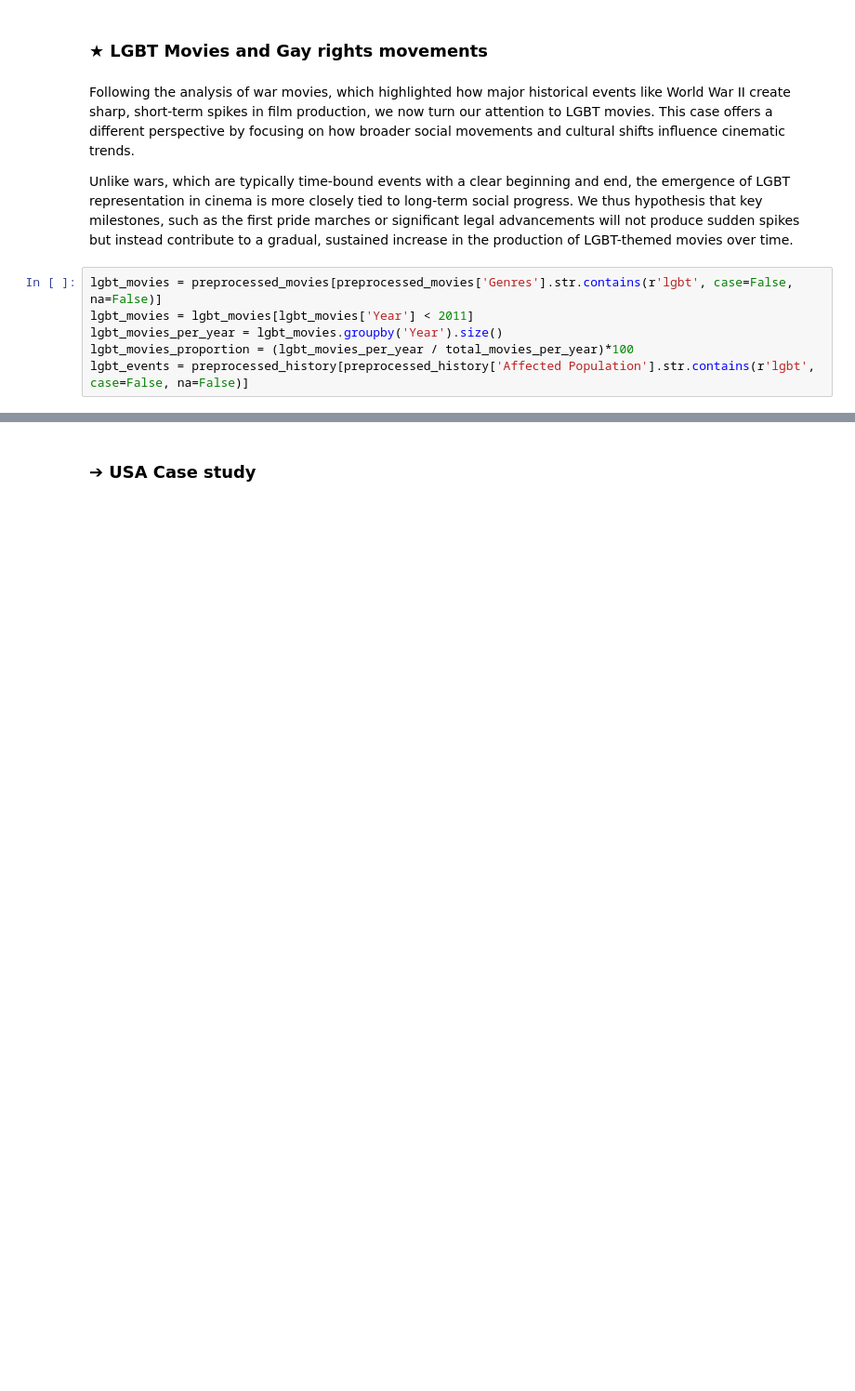
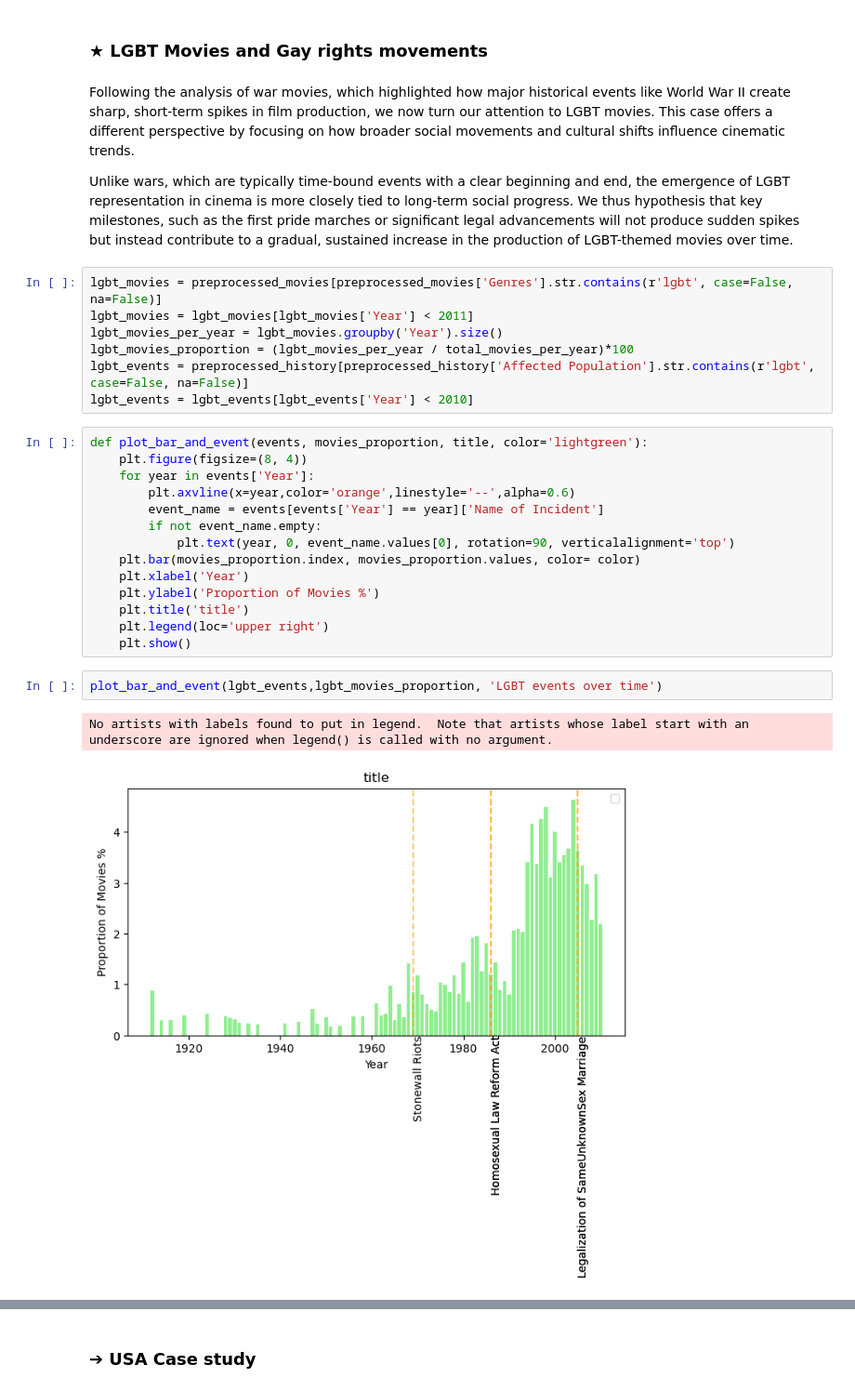
Before and after one commit to epfl-ada/ada-2024-project-nostringsadached, a Jupyter notebook: new_results2.ipynb, the cells around one changed output, grey strips where cells are left out. Shown at 93% size. Saved outputs shown, nothing was run; the diff lists cells and outputs as text; blank space fills up the shorter version.

```diff
--- a/new_results2.ipynb
+++ b/new_results2.ipynb
@@ -531,6 +488,26 @@ lgbt_movies = lgbt_movies[lgbt_movies['Year'] < 2011]
 lgbt_movies_per_year = lgbt_movies.groupby('Year').size()
 lgbt_movies_proportion = (lgbt_movies_per_year / total_movies_per_year)*100
 lgbt_events = preprocessed_history[preprocessed_history['Affected Population'].str.contains(r'lgbt', case=False, na=False)]
+lgbt_events = lgbt_events[lgbt_events['Year'] < 2010]
+# %%
+def plot_bar_and_event(events, movies_proportion, title, color='lightgreen'):
+    plt.figure(figsize=(8, 4))
+    for year in events['Year']:
+        plt.axvline(x=year,color='orange',linestyle='--',alpha=0.6)
+        event_name = events[events['Year'] == year]['Name of Incident']
+        if not event_name.empty:
+            plt.text(year, 0, event_name.values[0], rotation=90, verticalalignment='top')
+    plt.bar(movies_proportion.index, movies_proportion.values, color= color)
+    plt.xlabel('Year')
+    plt.ylabel('Proportion of Movies %')
+    plt.title('title')
+    plt.legend(loc='upper right')
+    plt.show()
+# %%
+plot_bar_and_event(lgbt_events,lgbt_movies_proportion, 'LGBT events over time')
+# %% [output]
+No artists with labels found to put in legend.  Note that artists whose label start with an underscore are ignored when legend() is called with no argument.
+[figure, added]
 # %%
 plt.figure(figsize=(8, 4))
 
```
Also changed, not shown: parts of 19 cells of this notebook, 2 other files.
